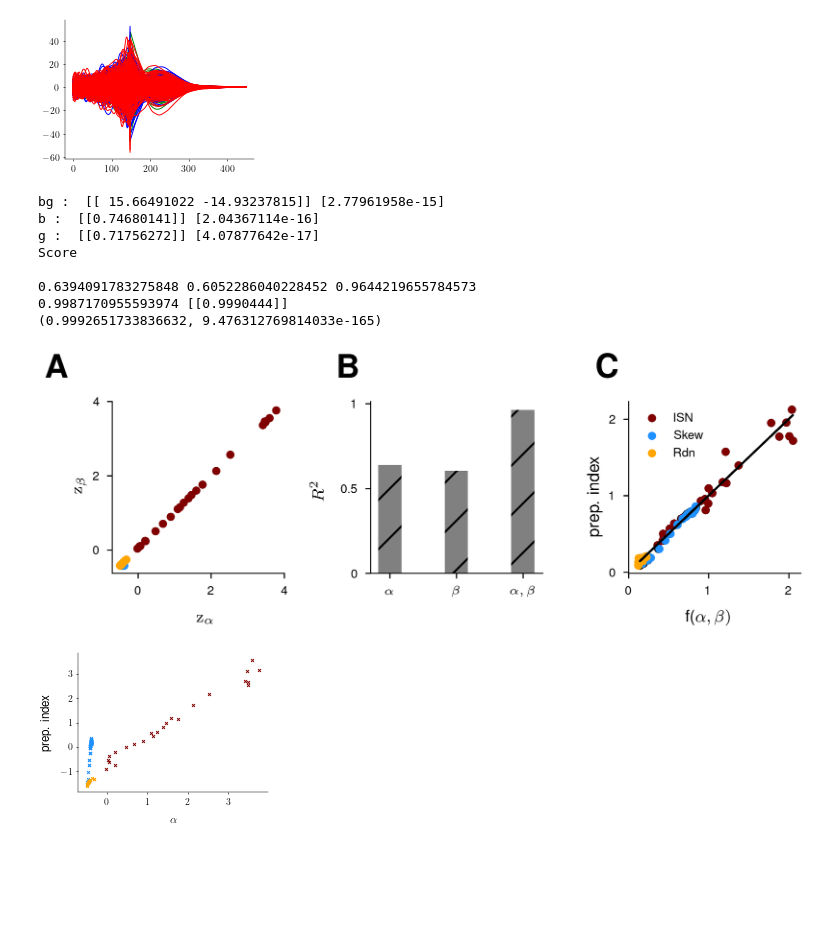
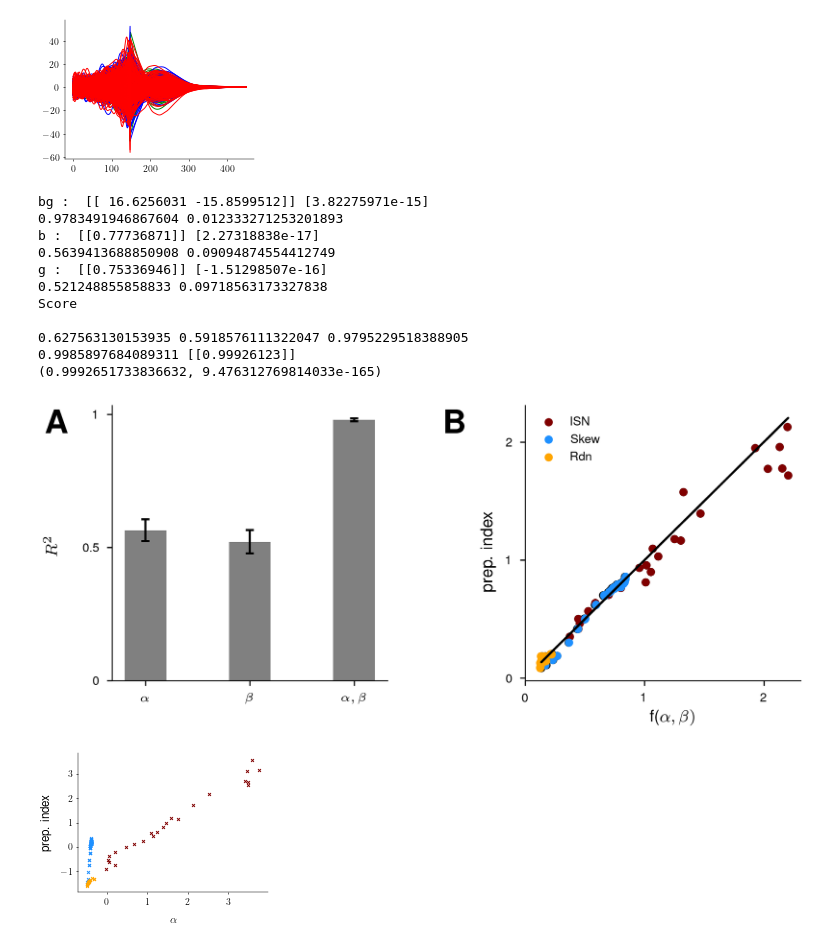
Before and after one commit to marineschimel/why-prep-2, a Jupyter notebook: notebooks/ctrl_analysis.ipynb, the cells around one changed output. Drawn from its saved outputs; the diff is of its cells as text; code cells hidden in the pictures; blank space fills up the shorter version.

```diff
--- a/notebooks/ctrl_analysis.ipynb
+++ b/notebooks/ctrl_analysis.ipynb
@@ -719,15 +719,26 @@ z_bg_test = np.concatenate([z_beta_test[:,None], z_gamma_test[:,None]], axis=1)
 z_b = (all_betas - np.mean(all_betas))/np.std(all_betas)
 z_g = (all_gammas - np.mean(all_gammas))/np.std(all_gammas)
 # %%
+cv = ShuffleSplit(n_splits=5, test_size=0.5, random_state=0)
+reg = LinearRegression()
 reg_bg = LinearRegression().fit(z_bg_train, z_prep_train)
 score_bg = reg_bg.score(z_bg_test,z_prep_test)
 print("bg : ", reg_bg.coef_, reg_bg.intercept_)
+cvs = cross_val_score(reg, np.concatenate([z_bg_train, z_bg_test],axis=0),np.concatenate([z_prep_train, z_prep_test],axis=0), cv = cv)
+print(np.mean(cvs), np.std(cvs))
+mean_bg, sem_bg = np.mean(cvs), np.std(cvs)/np.sqrt(5)
 reg_b = LinearRegression().fit(z_b_train, z_prep_train)
 score_b = reg_b.score(z_b_test,z_prep_test)
 print("b : ",reg_b.coef_, reg_b.intercept_)
+cvs = cross_val_score(reg, np.concatenate([z_b_train, z_b_test],axis=0),np.concatenate([z_prep_train, z_prep_test],axis=0), cv = cv)
+print(np.mean(cvs), np.std(cvs))
+mean_b, sem_b = np.mean(cvs), np.std(cvs)/np.sqrt(5)
 reg_g = LinearRegression().fit(z_g_train, z_prep_train)
 score_g = reg_g.score(z_g_test,z_prep_test)
 print("g : ",reg_g.coef_, reg_g.intercept_)
+cvs = cross_val_score(reg, np.concatenate([z_g_train, z_g_test],axis=0),np.concatenate([z_prep_train, z_prep_test],axis=0), cv = cv)
+print(np.mean(cvs), np.std(cvs))
+mean_g, sem_g = np.mean(cvs), np.std(cvs)/np.sqrt(5)
 print("Score \n")
 print(score_b, score_g, score_bg)
 reg_b_to_g = LinearRegression().fit(z_b_train, z_g_train)
@@ -744,13 +755,16 @@ z_prep_soc = (prep_idces - np.mean(all_prep_idces))/np.std(all_prep_idces)
 z_prep_skew = (prep_idces_skew - np.mean(all_prep_idces))/np.std(all_prep_idces)
 z_prep_rdn = (prep_idces_rdn - np.mean(all_prep_idces))/np.std(all_prep_idces)
 # %% [output]
-bg :  [[ 15.66491022 -14.93237815]] [2.77961958e-15]
-b :  [[0.74680141]] [2.04367114e-16]
-g :  [[0.71756272]] [4.07877642e-17]
+bg :  [[ 16.6256031 -15.8599512]] [3.82275971e-15]
+0.9783491946867604 0.012333271253201893
+b :  [[0.77736871]] [2.27318838e-17]
+0.5639413688850908 0.09094874554412749
+g :  [[0.75336946]] [-1.51298507e-16]
+0.521248855858833 0.09718563173327838
 Score
 
-0.6394091783275848 0.6052286040228452 0.9644219655784573
-0.9987170955593974 [[0.9990444]]
+0.627563130153935 0.5918576111322047 0.9795229518388905
+0.9985897684089311 [[0.99926123]]
 (0.9992651733836632, 9.476312769814033e-165)
 # %%
 import scipy, sklearn
@@ -759,11 +773,11 @@ reg = LinearRegression().fit(all_abg[train_idces,:], all_prep_idces[train_idces,
 #w = np.linalg.solve((all_abg.T@all_abg + 1E-6 * np.eye((np.shape(all_abg)[1]))), all_abg.T@all_prep_idces)
 w = reg.coef_.T
 b = reg.intercept_
-fig, axes = plt.subplots(1, 3, figsize = (6,3), dpi = 400)
+fig, axes = plt.subplots(1, 2, figsize = (6,3), dpi = 400)
 plt.subplots_adjust(wspace = 0.5)
-ax_0 = axes[0]
-ax_0.set_box_aspect(1)
-ax_1 = axes[1]
+#ax_0 = axes[0]
+#ax_0.set_box_aspect(1)
+ax_1 = axes[0]
 ax_1.set_box_aspect(1)
 ax_2 = axes[-1]
 pos2 = ax_2.get_position()
@@ -773,47 +787,47 @@ color_soc = "maroon"
 color_rdn = "orange"
 #####################
 #ax_0.scatter(z_b_skew, z_prep_skew, color = color_skew, marker = "x")
 #ax_0.scatter(z_b_soc, z_prep_soc, color = color_soc, marker = "x")
 #ax_0.scatter(z_b_rdn, z_prep_rdn, color = color_rdn, marker = "x")
 #ax_0.scatter(z_g_skew, z_prep_skew, color = color_skew, facecolors='none',marker = "o")
 #ax_0.scatter(z_g_soc, z_prep_soc, color = color_soc, facecolors='none',marker = "o")
 #ax_0.scatter(z_g_rdn, z_prep_rdn, color = color_rdn, facecolors='none',marker = "o")
 #ax_0.scatter(z_g, z_prep)
-ax_0.scatter(z_b_soc, z_g_soc, color = color_soc, marker = "o")
+"""ax_0.scatter(z_b_soc, z_g_soc, color = color_soc, marker = "o")
 ax_0.scatter(z_b_skew, z_g_skew, color = color_skew,marker = "o")
 ax_0.scatter(z_b_rdn, z_g_rdn, color = color_rdn,marker = "o")
 ax_0.set_xticks([0, 2, 4], [0,2,4], size = fs_m1)
-ax_0.set_yticks([0, 2, 4], [0,2,4], size = fs_m1)
+ax_0.set_yticks([0, 2, 4], [0,2,4], size = fs_m1)"""
 #######################
-ax_1.bar(0, score_b, width = 0.35, color='gray', hatch = "/", label="Prep.")
-ax_1.bar(1, score_g, width = 0.35, color='gray', hatch = "/", label="Move")
-ax_1.bar(2, score_bg, width = 0.35, color='gray', hatch = "/", label="Move")
-ax_1.set_xticks([0, 1, 2], ["$\\alpha$", "$\\beta$", "$\\alpha, \\beta$"], size = fs_m1)
+ax_1.bar(0, mean_b, yerr=sem_b, width = 0.2, color='gray', ecolor='black', capsize=2,label="Prep.")
+ax_1.bar(0.5, mean_g,  yerr=sem_g, width = 0.2, color='gray', ecolor='black', capsize=2,label="Move")
+ax_1.bar(1, mean_bg,  yerr=sem_bg,width = 0.2, color='gray', ecolor='black', capsize=2,label="Move")
+ax_1.set_xticks([0, 0.5, 1], ["$\\alpha$", "$\\beta$", "$\\alpha, \\beta$"], size = fs_m1)
 ax_1.set_yticks([0, 0.5, 1], [0,0.5, 1], size = fs_m1)
 #######################
 
 ax_2.plot(all_abg@w + b, all_abg@w + b, 'k')
 ax_2.scatter(all_abg@w + b, all_prep_idces, color='k')
 ax_2.scatter(all_abg_soc@w + b,prep_idces, label="ISN", color = color_soc)
 ax_2.scatter(features_skew@w_poly.T + b_poly,p_skew, label = "Skew", color = color_skew)
 ax_2.scatter(features_rdn@w_poly.T + b_poly,p_rdn, label = "Rdn", color = color_rdn)
 ax_2.legend()
 #axes[2,-1].axis('off')
 ax_2.set_xticks([0, 1, 2], [0,1,2], size = fs_m1)
 ax_2.set_yticks([0, 1, 2], [0,1,2], size = fs_m1)
 ########################
-fig.text(0.22, 0.2, "$\\textrm{z}_\\alpha$", size = fs)
-fig.text(0.08, 0.5, "$\\textrm{z}_\\beta$", size = fs, rotation = "vertical")
-fig.text(0.77, 0.2, "f($\\alpha, \\beta)$", size = fs)
-fig.text(0.66, 0.40, "prep. index", size = fs, rotation = "vertical")
-fig.text(0.35, 0.48, "$R^2$", size = fs, rotation = "vertical")
+#fig.text(0.22, 0.2, "$\\textrm{z}_\\alpha$", size = fs)
+#fig.text(0.08, 0.5, "$\\textrm{z}_\\beta$", size = fs, rotation = "vertical")
+fig.text(0.73, 0.1, "f($\\alpha, \\beta)$", size = fs)
+fig.text(0.54, 0.40, "prep. index", size = fs, rotation = "vertical")
+fig.text(0.05, 0.48, "$R^2$", size = fs, rotation = "vertical")
 #fig.text(0.05, 0.14, "natural \n output", size = fs, rotation = "vertical")
 fig.text(0.05, 0.75, "$\\textbf{A}$", size = 16)
-fig.text(0.38, 0.75, "$\\textbf{B}$", size = 16)
-fig.text(0.67, 0.75, "$\\textbf{C}$", size = 16)
+fig.text(0.5, 0.75, "$\\textbf{B}$", size = 16)
+#fig.text(0.67, 0.75, "$\\textbf{C}$", size = 16)
 plt.savefig("regression_ab.pdf", bbox_inches="tight")
 # %% [output]
-[figure, old version]
+[figure, new version]
 # %%
 plt.scatter(z_b_skew, z_prep_skew, color = color_skew, marker = "x")
 plt.scatter(z_b_soc, z_prep_soc, color = color_soc, marker = "x")
```
Also changed, not shown: parts of 4 cells of this notebook, 7 other files.
